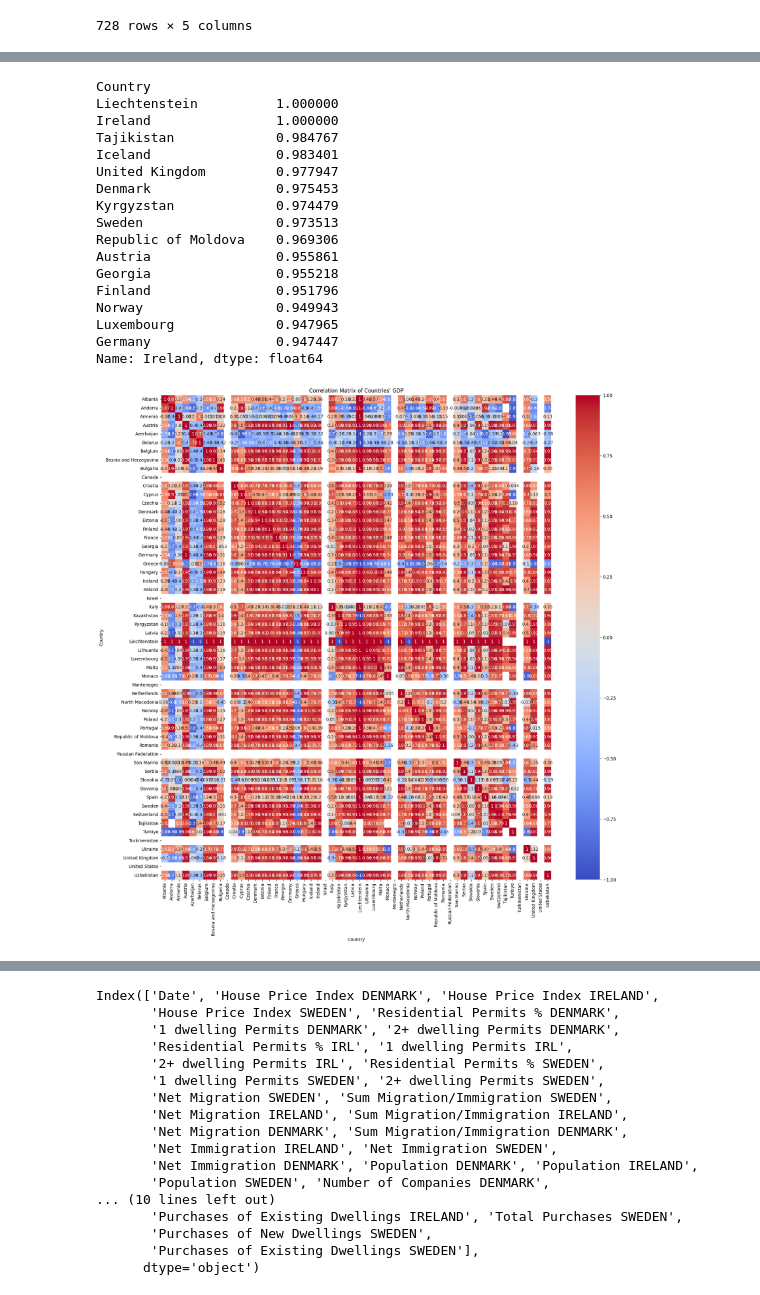
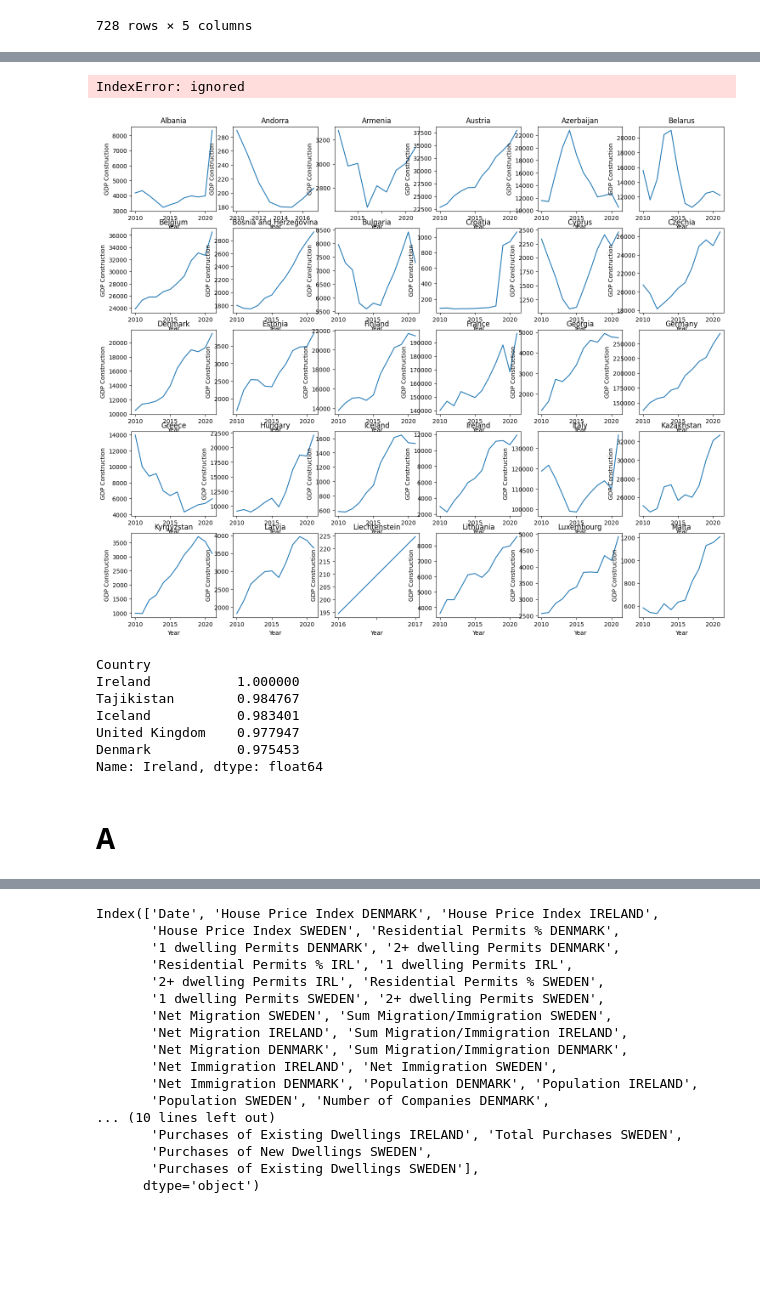
Before and after one commit to sbs23003/CA-Contstruction-Industry, a Jupyter notebook: datasets.ipynb, the cells around one changed output, grey strips where cells are left out. Saved outputs shown, nothing was run; the diff lists cells and outputs as text; code cells hidden in the pictures; blank space fills up the shorter version.

```diff
--- a/datasets.ipynb
+++ b/datasets.ipynb
@@ -242,0 +226,4 @@ df_final
+# %%
+df_final = df_final.dropna()
+
+df_final.shape
@@ -243,3 +241,33 @@ df_final
+# %%
+import pandas as pd
+import matplotlib.pyplot as plt
+
+import pandas as pd
+import matplotlib.pyplot as plt
+
+# Assuming that your dataframe is df
+
+# reshape the dataframe to have years as columns and countries as rows
+df_pivot = df_final.pivot(index='Country', columns='Date', values='GDP construction')
+
+fig, axs = plt.subplots(nrows=5, ncols=6, figsize=(18,15))  # Adjust grid size as per the number of countries
+axs = axs.flatten()  # to iterate over the grid
+
+for i, country in enumerate(df_pivot.index):
+    df_pivot.loc[country].plot(kind='line', ax=axs[i])
+    axs[i].set_title(country)
+    axs[i].set_xlabel('Year')
+    axs[i].set_ylabel('GDP Construction')
+
+# remove unused subplots
+for j in range(i+1, len(axs)):
+    fig.delaxes(axs[j])
+
+plt.tight_layout()
+plt.show()
+# %% [output]
+IndexError: ignored
+[figure, added]
 # %%
 # Assuming your final DataFrame from previous transformation is df_final
 df_pivot = df_final.pivot(index='Date', columns='Country', values='GDP construction')
@@ -254,36 +282,18 @@ correlation_matrix = df_pivot.corr()
 sorted_correlation = correlation_matrix['Ireland'].sort_values(ascending=False)
 
 # Print the top 5 most similar/correlated countries to Ireland
-top_5_countries = sorted_correlation[0:15]  # Exclude Ireland itself
+top_5_countries = sorted_correlation[1:6]  # Exclude Ireland itself
 print(top_5_countries)
 # %% [output]
 Country
-Liechtenstein          1.000000
-Ireland                1.000000
-Tajikistan             0.984767
-Iceland                0.983401
-United Kingdom         0.977947
-Denmark                0.975453
-Kyrgyzstan             0.974479
-Sweden                 0.973513
-Republic of Moldova    0.969306
-Austria                0.955861
-Georgia                0.955218
-Finland                0.951796
-Norway                 0.949943
-Luxembourg             0.947965
-Germany                0.947447
+Ireland           1.000000
+Tajikistan        0.984767
+Iceland           0.983401
+United Kingdom    0.977947
+Denmark           0.975453
 Name: Ireland, dtype: float64
-# %%
-import seaborn as sns
-import matplotlib.pyplot as plt
-
-plt.figure(figsize=(20, 20))
-sns.heatmap(correlation_matrix, annot=True, cmap='coolwarm')
-plt.title("Correlation Matrix of Countries' GDP")
-plt.show()
-# %% [output]
-[figure, removed]
+# %% [markdown]
+# A
 # %%
 
 merge_aux = pd.merge(df_housePriceIndex, df_buildingPermits, on="Date")
```
Also changed, not shown: parts of 10 cells of this notebook.
